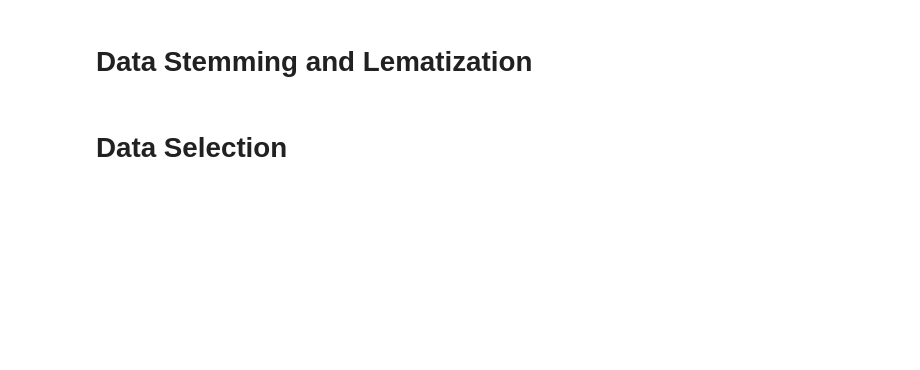
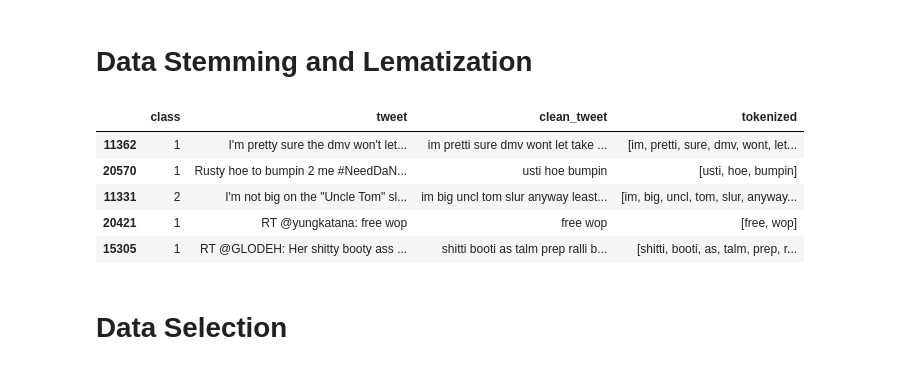
Before and after one commit to nogibjj/NLP_Final_Twiiter-Offense-Classification, a Jupyter notebook: 02_Codes/01_Data_Processing/02_Cleaning.ipynb, the cells around one changed output. Saved outputs shown, nothing was run; the diff lists cells and outputs as text; code cells hidden in the pictures; blank space fills up the shorter version.

Commit message:
modified cleaning

```diff
--- a/02_Codes/01_Data_Processing/02_Cleaning.ipynb
+++ b/02_Codes/01_Data_Processing/02_Cleaning.ipynb
@@ -13,3 +11,7 @@ pd.set_option("mode.copy_on_write", True)
+# %%
+#Configuring Settings
+pd.set_option("mode.copy_on_write", True)
+pd.set_option("display.max_colwidth",200)
 # %%
 # Downloading the datasets
 nltk.download("stopwords")
@@ -59,7 +78,7 @@ def remove_URL(text):
     return text
 
 
-df["clean_tweet"] = df["clean_tweet"].str.replace(r"http\S+", "")
+df["clean_tweet"] = df["clean_tweet"].apply(remove_URL)
 # %%
 # removing mentions
 def remove_mentions(text):
@@ -134,6 +162,20 @@ def lemmatizer(text):
 
 
 df["tokenized"] = df["tokenized"].apply(lambda x: lemmatizer(x))
+# %%
+# regenrate the clean tweet
+def regen_tweet(text):
+    return " ".join(text)
+df["clean_tweet"] = df["tokenized"].apply(lambda x: regen_tweet(x))
+# %%
+df.sample(5)
+# %% [output]
+|  | class | tweet | clean_tweet | tokenized |
+| 11362 | 1 | I'm pretty sure the dmv won't let... | im pretti sure dmv wont let take ... | [im, pretti, sure, dmv, wont, let... |
+| 20570 | 1 | Rusty hoe to bumpin 2 me #NeedDaN... | usti hoe bumpin | [usti, hoe, bumpin] |
+| 11331 | 2 | I'm not big on the "Uncle Tom" sl... | im big uncl tom slur anyway least... | [im, big, uncl, tom, slur, anyway... |
+| 20421 | 1 | RT @yungkatana: free wop | free wop | [free, wop] |
+| 15305 | 1 | RT @GLODEH: Her shitty booty ass ... | shitti booti as talm prep ralli b... | [shitti, booti, as, talm, prep, r... |
 # %% [markdown]
 # Data Selection
 # %%
```
Also changed, not shown: parts of 14 cells of this notebook, 3 other files.
